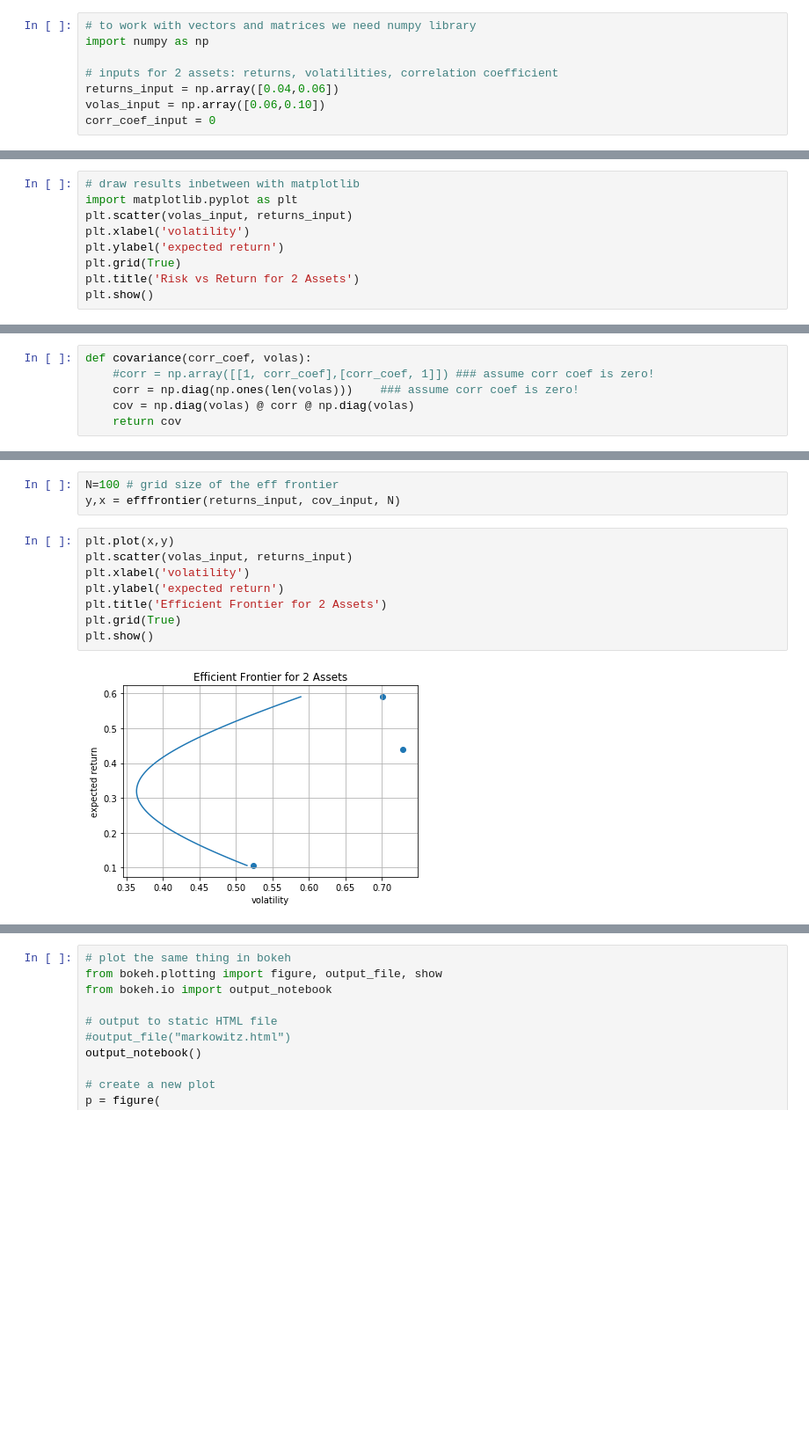
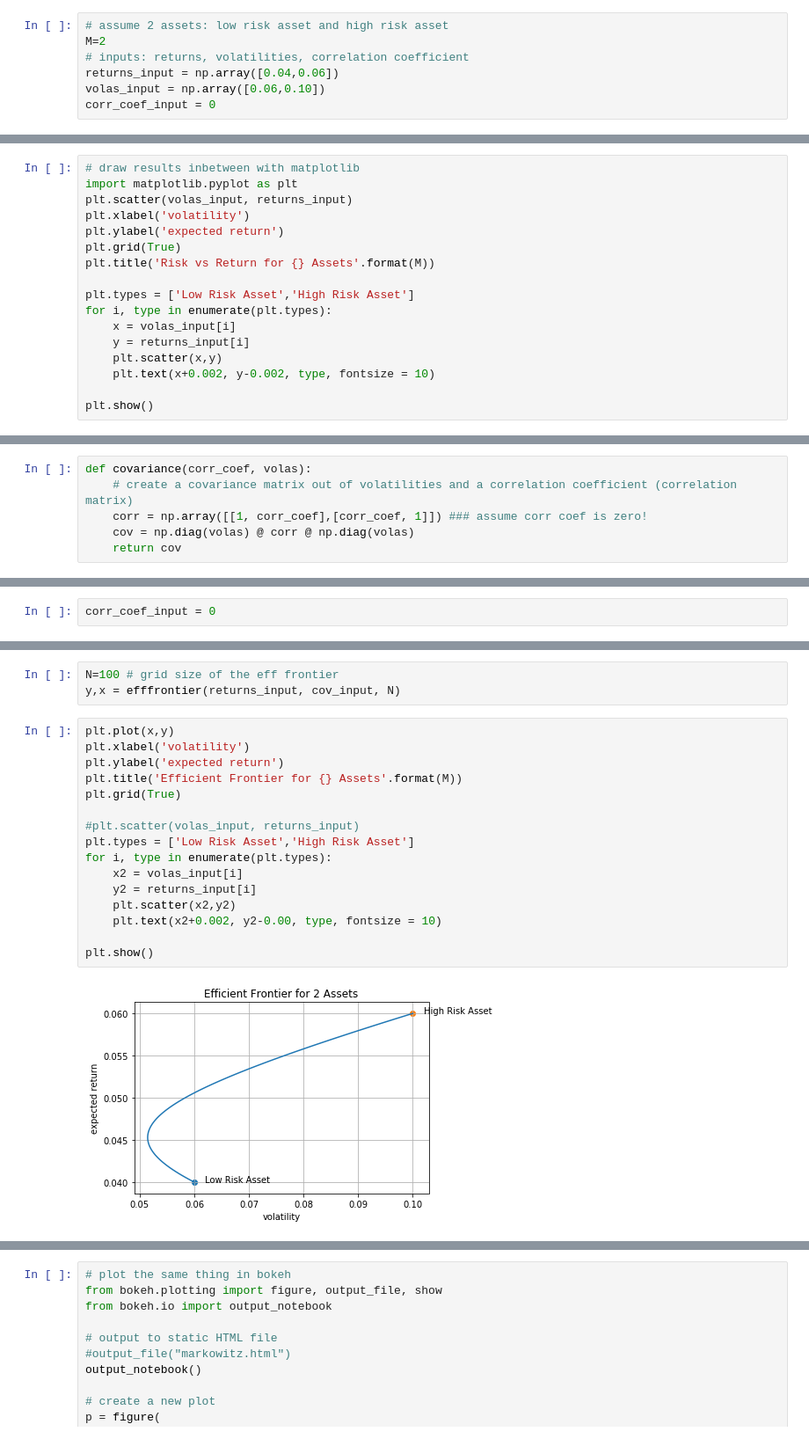
Before and after one commit to investeer-io/markowitz_bokeh, a Jupyter notebook: Markowitz_bokeh.ipynb, the cells around one changed output, grey strips where cells are left out. Shown at 88% size. Cells and saved outputs as stored; diff of their text form; blank space fills up the shorter version.

```diff
--- a/Markowitz_bokeh.ipynb
+++ b/Markowitz_bokeh.ipynb
@@ -5,8 +8,7 @@
 # %%
-# to work with vectors and matrices we need numpy library
-import numpy as np
-
-# inputs for 2 assets: returns, volatilities, correlation coefficient
+# assume 2 assets: low risk asset and high risk asset
+M=2
+# inputs: returns, volatilities, correlation coefficient
 returns_input = np.array([0.04,0.06])
 volas_input = np.array([0.06,0.10])
 corr_coef_input = 0
@@ -25,6 +19,14 @@ plt.scatter(volas_input, returns_input)
 plt.xlabel('volatility')
 plt.ylabel('expected return')
 plt.grid(True)
-plt.title('Risk vs Return for 2 Assets')
+plt.title('Risk vs Return for {} Assets'.format(M))
+
+plt.types = ['Low Risk Asset','High Risk Asset']
+for i, type in enumerate(plt.types):
+    x = volas_input[i]
+    y = returns_input[i]
+    plt.scatter(x,y)
+    plt.text(x+0.002, y-0.002, type, fontsize = 10)
+
 plt.show()
 # %% [output]
@@ -32,6 +34,6 @@ plt.show()
 # %%
 def covariance(corr_coef, volas):
-    #corr = np.array([[1, corr_coef],[corr_coef, 1]]) ### assume corr coef is zero!
-    corr = np.diag(np.ones(len(volas)))    ### assume corr coef is zero!
+    # create a covariance matrix out of volatilities and a correlation coefficient (correlation matrix)
+    corr = np.array([[1, corr_coef],[corr_coef, 1]]) ### assume corr coef is zero!
     cov = np.diag(volas) @ corr @ np.diag(volas)
     return cov
@@ -65,0 +68,2 @@ def efffrontier(returns, cov, N):
+# %%
+corr_coef_input = 0
@@ -68,11 +76,19 @@ N=100 # grid size of the eff frontier
 y,x = efffrontier(returns_input, cov_input, N)
 # %%
 plt.plot(x,y)
-plt.scatter(volas_input, returns_input)
 plt.xlabel('volatility')
 plt.ylabel('expected return')
-plt.title('Efficient Frontier for 2 Assets')
+plt.title('Efficient Frontier for {} Assets'.format(M))
 plt.grid(True)
+
+#plt.scatter(volas_input, returns_input)
+plt.types = ['Low Risk Asset','High Risk Asset']
+for i, type in enumerate(plt.types):
+    x2 = volas_input[i]
+    y2 = returns_input[i]
+    plt.scatter(x2,y2)
+    plt.text(x2+0.002, y2-0.00, type, fontsize = 10)
+
 plt.show()
 # %% [output]
-[figure, old version]
+[figure, new version]
```
Also changed, not shown: parts of 39 cells of this notebook.
